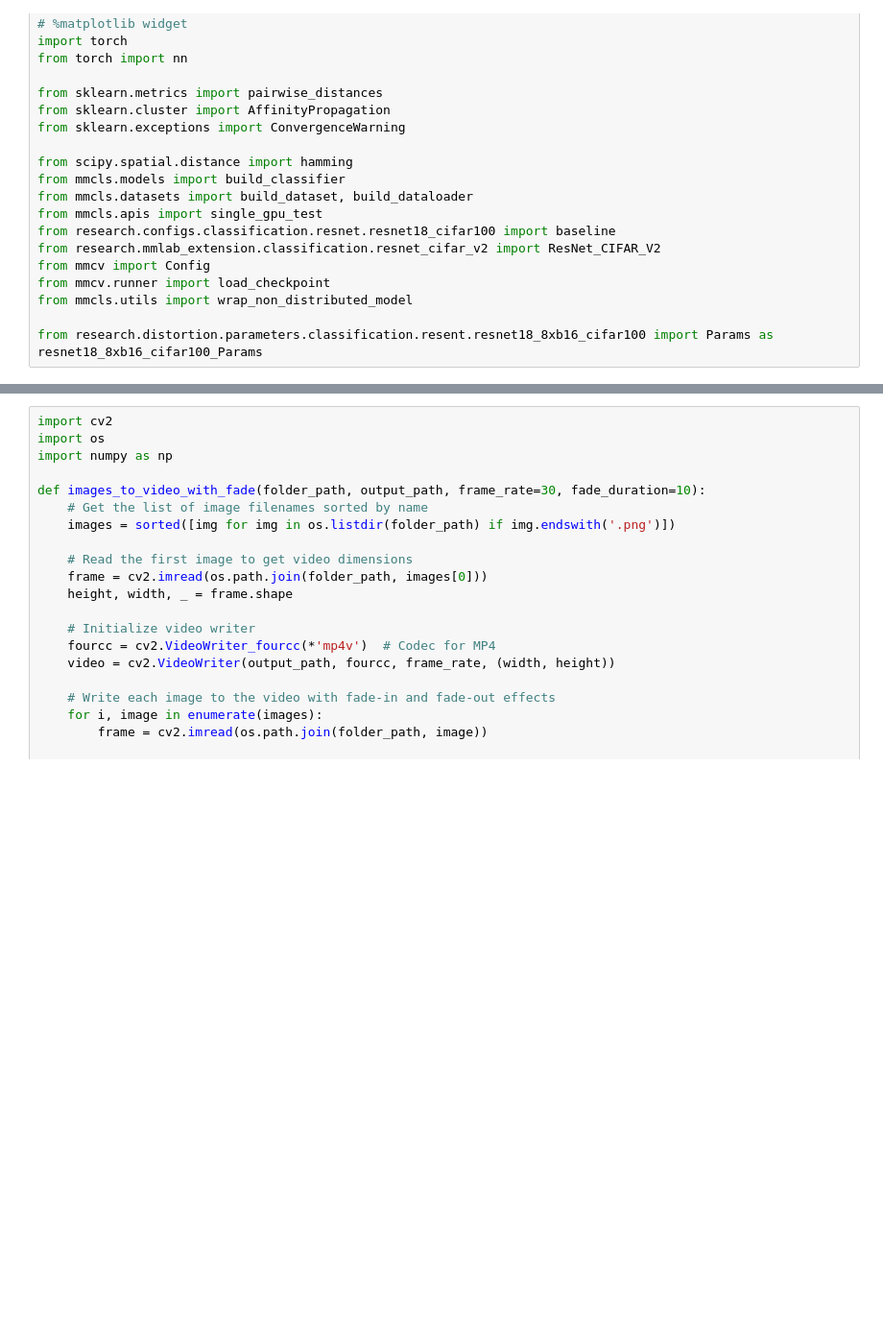
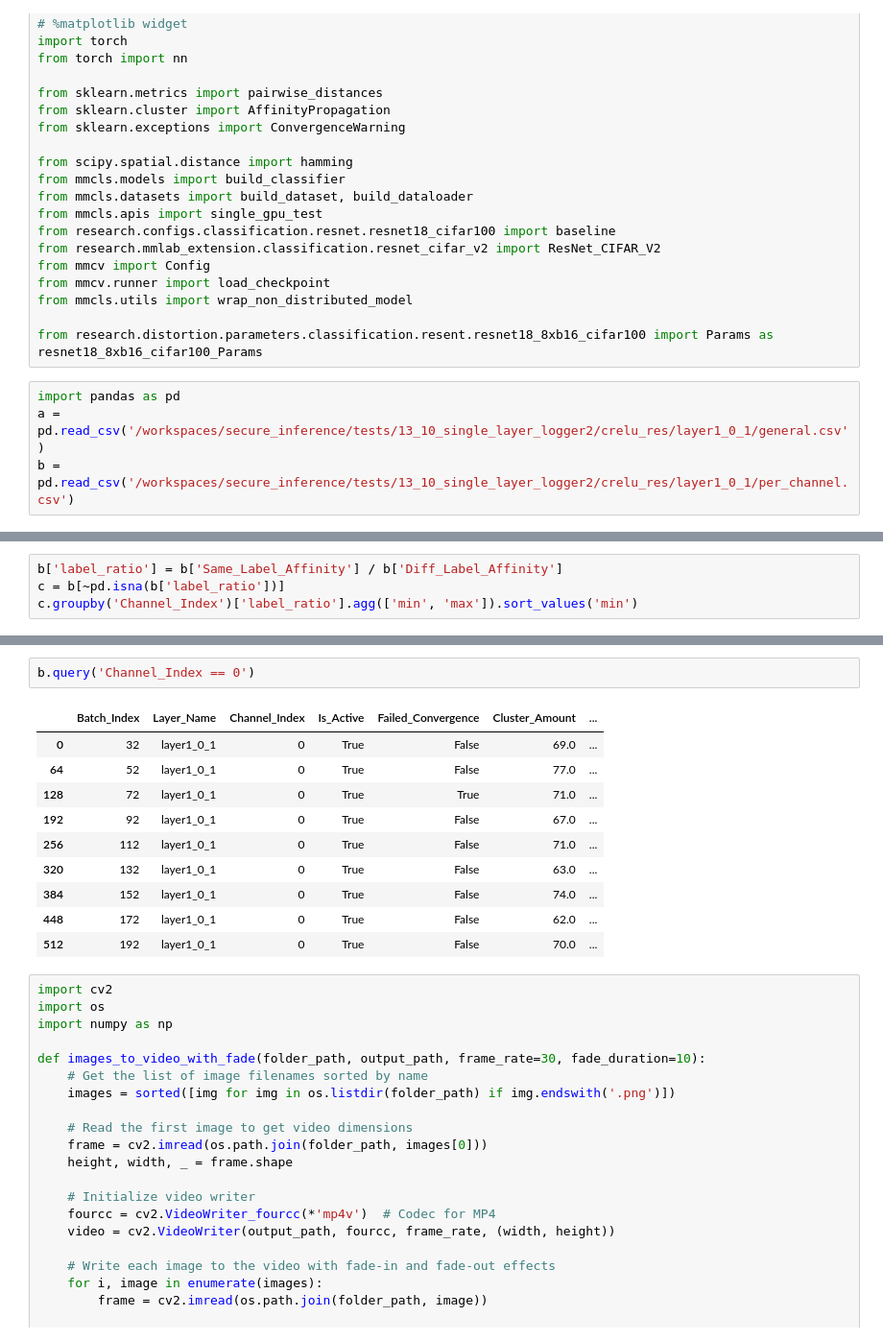
Before and after one commit to yonibor/secure_inference, a Jupyter notebook: sandbox.ipynb, the cells around one changed output, grey strips where cells are left out. Shown at 96% size. Saved outputs shown, nothing was run; the diff lists cells and outputs as text; blank space fills up the shorter version.

```diff
--- a/sandbox.ipynb
+++ b/sandbox.ipynb
@@ -23,3 +23,7 @@ from mmcv.runner import load_checkpoint
 from mmcls.utils import wrap_non_distributed_model
 
 from research.distortion.parameters.classification.resent.resnet18_8xb16_cifar100 import Params as resnet18_8xb16_cifar100_Params
+# %%
+import pandas as pd
+a = pd.read_csv('/workspaces/secure_inference/tests/13_10_single_layer_logger2/crelu_res/layer1_0_1/general.csv')
+b = pd.read_csv('/workspaces/secure_inference/tests/13_10_single_layer_logger2/crelu_res/layer1_0_1/per_channel.csv')
@@ -25,0 +43,4 @@ from research.distortion.parameters.classification.resent.resnet18_8xb16_cifar10
+# %%
+b['label_ratio'] = b['Same_Label_Affinity'] / b['Diff_Label_Affinity']
+c = b[~pd.isna(b['label_ratio'])]
+c.groupby('Channel_Index')['label_ratio'].agg(['min', 'max']).sort_values('min')
@@ -26,3 +66,16 @@ from research.distortion.parameters.classification.resent.resnet18_8xb16_cifar10
+# %%
+b.query('Channel_Index == 0')
+# %% [output]
+|  | Batch_Index | Layer_Name | Channel_Index | Is_Active | Failed_Convergence | Cluster_Amount | ... |
+| 0 | 32 | layer1_0_1 | 0 | True | False | 69.0 | ... |
+| 64 | 52 | layer1_0_1 | 0 | True | False | 77.0 | ... |
+| 128 | 72 | layer1_0_1 | 0 | True | True | 71.0 | ... |
+| 192 | 92 | layer1_0_1 | 0 | True | False | 67.0 | ... |
+| 256 | 112 | layer1_0_1 | 0 | True | False | 71.0 | ... |
+| 320 | 132 | layer1_0_1 | 0 | True | False | 63.0 | ... |
+| 384 | 152 | layer1_0_1 | 0 | True | False | 74.0 | ... |
+| 448 | 172 | layer1_0_1 | 0 | True | False | 62.0 | ... |
+| 512 | 192 | layer1_0_1 | 0 | True | False | 70.0 | ... |
 # %%
 import cv2
 import os
```
Also changed, not shown: parts of 2 cells of this notebook, 8 other files.
